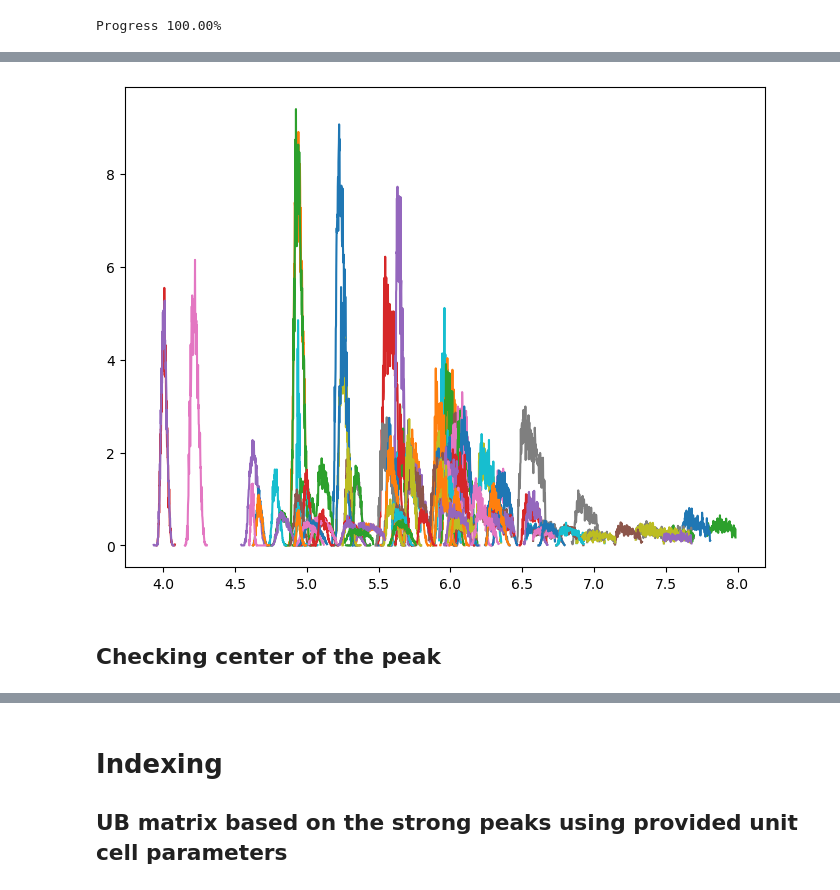
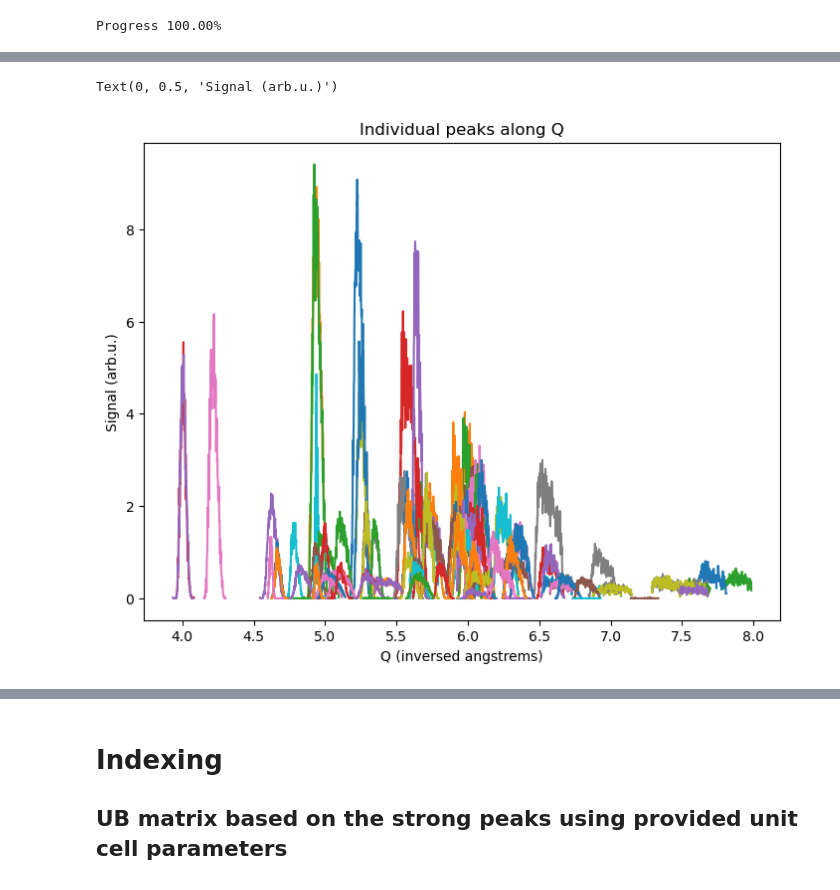
Before and after one commit to scipp/magic-notebooks, a Jupyter notebook: scipp_code.ipynb, the cells around one changed output, grey strips where cells are left out. Saved outputs shown, nothing was run; the diff lists cells and outputs as text; code cells hidden in the pictures.

```diff
--- a/scipp_code.ipynb
+++ b/scipp_code.ipynb
@@ -491,0 +509,3 @@ Data:
+# %%
+data_event = data_event.transform_coords(("position",), graph=graph_qvec)
+plopp.scatter3d(data_event, pos='position', cbar=True, size=0.0001, opacity=0.5)
@@ -565,8 +600,8 @@ def normalize_per_cave_monitor(da_q_event, da_cm, factor=0.1):
     da_q_event_reduced.data  = da_q_event_reduced.data /sc.array(dims=("event",), values=coeff, unit=da_q_event_reduced.data.unit)
     return da_q_event_reduced
 # %%
-da_q_event_reduced = normalize_per_cave_monitor(da_q_event, da_cm, factor=0.1)
-da_q_event_reduced
+da_q_event_normalized = normalize_per_cave_monitor(da_q_event, da_cm, factor=0.1)
+da_q_event_normalized
 # %% [output]
 Minimal wavelength is 0.62149 Å
 Maximal wavelength is 1.91211 Å
@@ -745,8 +787,8 @@ def find_multiple_peaks_accel(
     return da
 # %%
 da_peaks = find_multiple_peaks_accel(
-    events_coords=da_q_event_reduced.coords['Q_vec_rot'],
-    events_weight=da_q_event_reduced.data,
+    events_coords=da_q_event_normalized.coords['Q_vec_rot'],
+    events_weight=da_q_event_normalized.data,
     merge_radius=0.1,
     basin_radius=0.2,
     max_seeds=5000,
@@ -770,8 +857,8 @@ l_xy = []
 for ind_peak in range(N_peak):
     print(f"Progress {100*(ind_peak+1)/N_peak:.2f}%",end="\r")
     q_peak = da_peaks.coords["Q_vec_rot"][ind_peak]
-    flag_peak = sc.norm(da_q_event_reduced.coords['Q_vec_rot']-q_peak)<sc.scalar(0.1, unit="1/Angstrom")
-    da = da_q_event_reduced[flag_peak]
+    flag_peak = sc.norm(da_q_event_normalized.coords['Q_vec_rot']-q_peak)<sc.scalar(0.1, unit="1/Angstrom")
+    da = da_q_event_normalized[flag_peak]
 
     np_q_vec = da.coords['Q_vec_rot'].values
 
@@ -805,5 +892,6 @@ for ind_peak in range(N_peak):
     l_xy.append((da_hist.coords["norm_Q"].values[:-1], da_hist.data.values))
 
     l_q_peak_std.append((mu_par, sigma_par, sigma_perp, wavelength,tth))
+np_peak_param = numpy.array(l_q_peak_std,dtype=float).transpose()
 # %% [output]
 Progress 100.00%
@@ -858,9 +931,13 @@ np_xy.shape
 # %%
+np_xy = numpy.array(l_xy)
+np_xy.shape
 fig = plt.figure()
 ax = fig.add_axes((0,0,1,1))
 for i in range(120):
     ax.plot(np_xy[i,0,:],np_xy[i,1,:])
+ax.set_title("Individual peaks along Q")
+ax.set_xlabel("Q (inversed angstrems)")
+ax.set_ylabel("Signal (arb.u.)")
 # %% [output]
+Text(0, 0.5, 'Signal (arb.u.)')
-[figure, old version]
+[figure, new version]
-# %% [markdown]
-## Checking center of the peak
```
Also changed, not shown: parts of 76 cells of this notebook.
